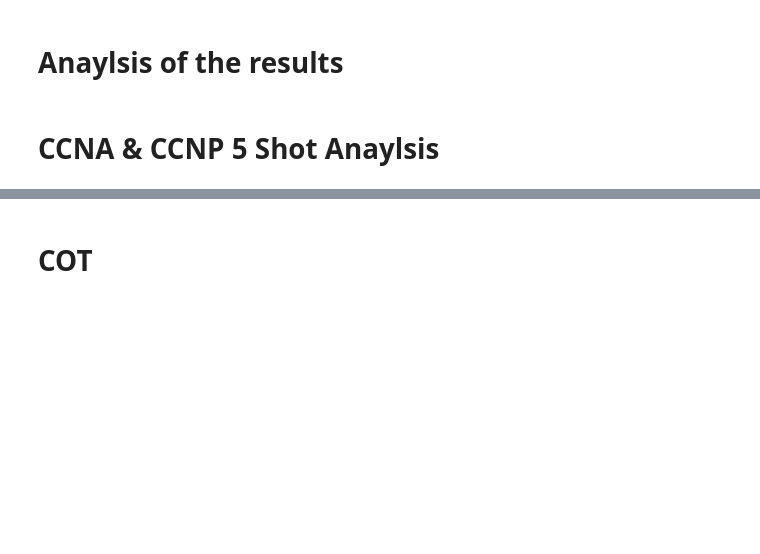
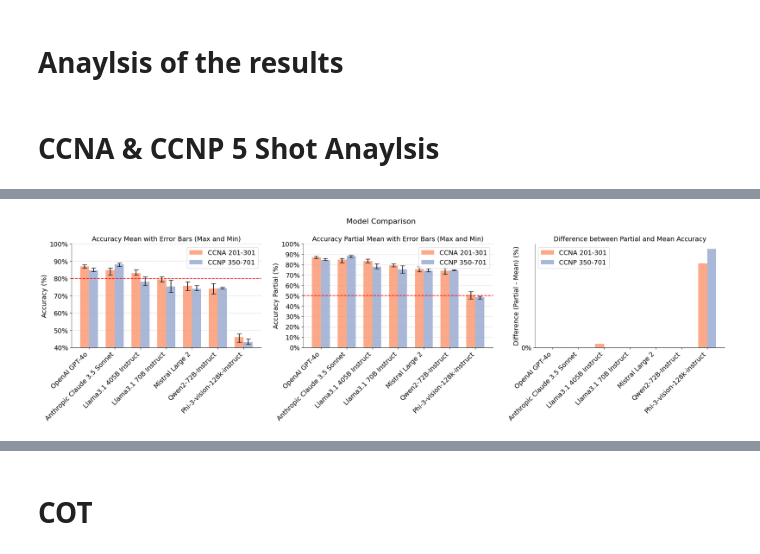
Before and after one commit to cybercampus-se/GenAICyberSecMCQA, a Jupyter notebook: src/analysis.ipynb, the cells around one changed output, grey strips where cells are left out. Cells and saved outputs as stored; diff of their text form; code cells hidden in the pictures; blank space fills up the shorter version.

```diff
--- a/src/analysis.ipynb
+++ b/src/analysis.ipynb
@@ -163,0 +536,4 @@ plot_evaluation_CCNA(CCNP_model_statistics, hline_accuracy=0.8, hline_partial=0.
+# %%
+plot_evaluation_CCNA3(CCNA_model_statistics, CCNP_model_statistics,"CCNA 201-301","CCNP 350-701", hline_accuracy=0.8, hline_partial=0.5, title="Model Comparison")
+# %% [output]
+[figure, added]
```
Also changed, not shown: parts of 15 cells of this notebook, 34 other files.
